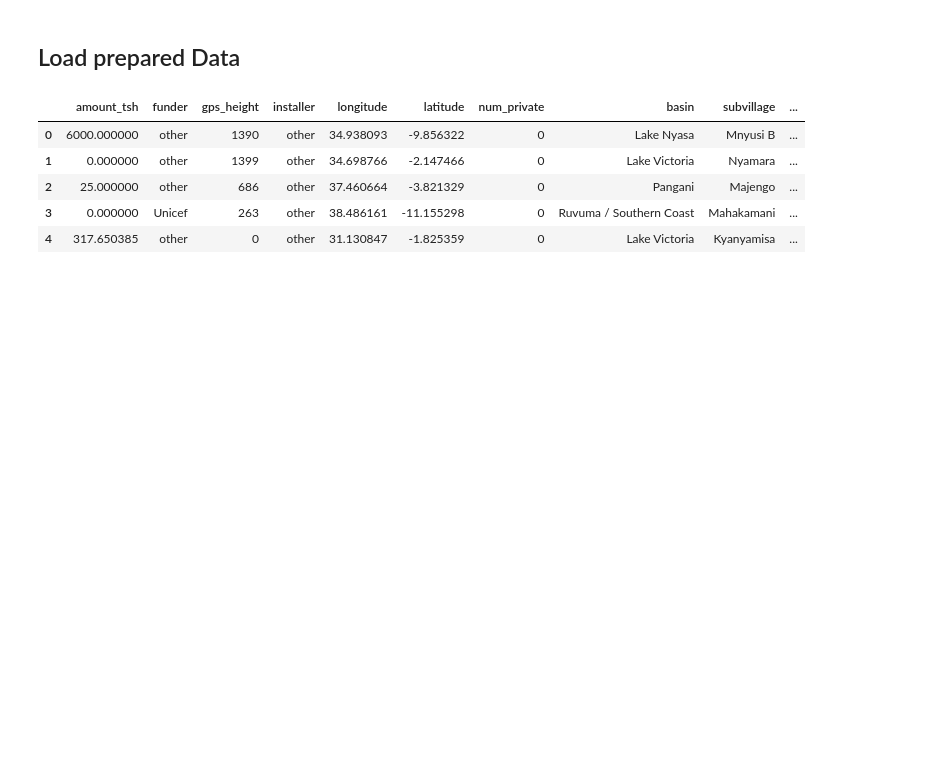
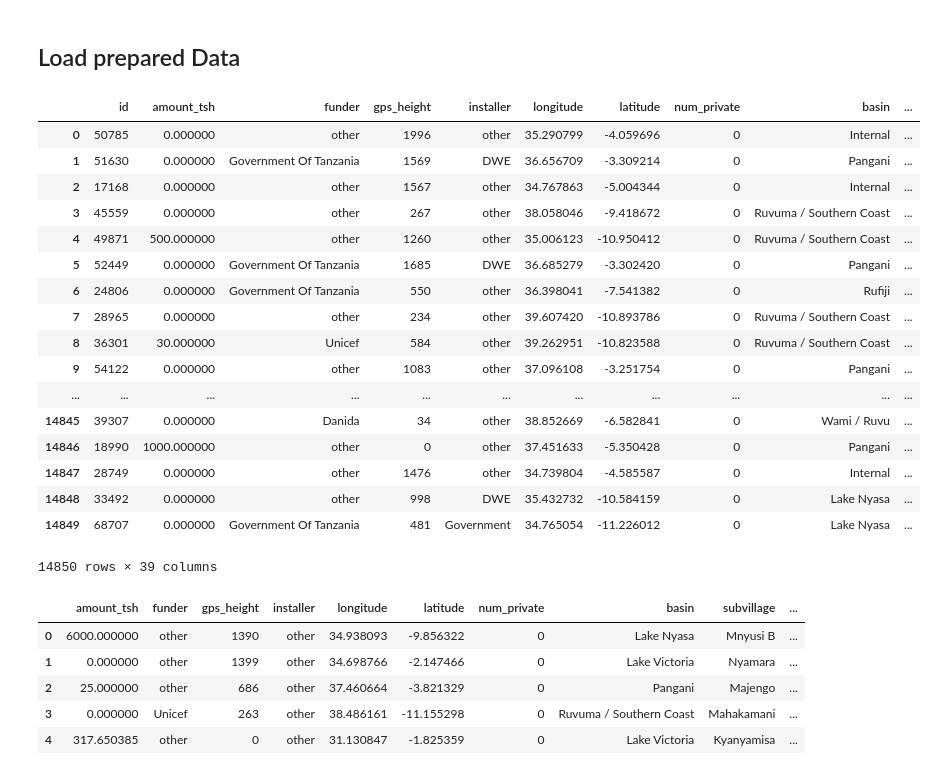
Before and after one commit to mradazoury/Pump_it_Up_ML_project, a Jupyter notebook: 3. Modeling.ipynb, the cells around one changed output. Cells and saved outputs as stored; diff of their text form; code cells hidden in the pictures; blank space fills up the shorter version.

```diff
--- a/3. Modeling.ipynb
+++ b/3. Modeling.ipynb
@@ -21,6 +21,30 @@ The autoreload extension is already loaded. To reload it, use:
 data = pd.read_csv("./FE_Final/train_data_prepared.csv")
 target = pd.read_csv("./original_datasets/training_set_labels.csv")
 target=target[["status_group"]]
+test = pd.read_csv("./FE_Final/test_data_prepared.csv")
+testIDs = pd.read_csv("./original_datasets/test_set_values.csv")
+test = pd.concat([testIDs[['id']],test], axis=1)
+# %%
+test
+# %% [output]
+|  | id | amount_tsh | funder | gps_height | installer | longitude | latitude | num_private | basin | ... |
+| 0 | 50785 | 0.000000 | other | 1996 | other | 35.290799 | -4.059696 | 0 | Internal | ... |
+| 1 | 51630 | 0.000000 | Government Of Tanzania | 1569 | DWE | 36.656709 | -3.309214 | 0 | Pangani | ... |
+| 2 | 17168 | 0.000000 | other | 1567 | other | 34.767863 | -5.004344 | 0 | Internal | ... |
+| 3 | 45559 | 0.000000 | other | 267 | other | 38.058046 | -9.418672 | 0 | Ruvuma / Southern Coast | ... |
+| 4 | 49871 | 500.000000 | other | 1260 | other | 35.006123 | -10.950412 | 0 | Ruvuma / Southern Coast | ... |
+| 5 | 52449 | 0.000000 | Government Of Tanzania | 1685 | DWE | 36.685279 | -3.302420 | 0 | Pangani | ... |
+| 6 | 24806 | 0.000000 | Government Of Tanzania | 550 | other | 36.398041 | -7.541382 | 0 | Rufiji | ... |
+| 7 | 28965 | 0.000000 | other | 234 | other | 39.607420 | -10.893786 | 0 | Ruvuma / Southern Coast | ... |
+| 8 | 36301 | 30.000000 | Unicef | 584 | other | 39.262951 | -10.823588 | 0 | Ruvuma / Southern Coast | ... |
+| 9 | 54122 | 0.000000 | other | 1083 | other | 37.096108 | -3.251754 | 0 | Pangani | ... |
+| ... | ... | ... | ... | ... | ... | ... | ... | ... | ... | ... |
+| 14845 | 39307 | 0.000000 | Danida | 34 | other | 38.852669 | -6.582841 | 0 | Wami / Ruvu | ... |
+| 14846 | 18990 | 1000.000000 | other | 0 | other | 37.451633 | -5.350428 | 0 | Pangani | ... |
+| 14847 | 28749 | 0.000000 | other | 1476 | other | 34.739804 | -4.585587 | 0 | Internal | ... |
+| 14848 | 33492 | 0.000000 | other | 998 | DWE | 35.432732 | -10.584159 | 0 | Lake Nyasa | ... |
+| 14849 | 68707 | 0.000000 | Government Of Tanzania | 481 | Government | 34.765054 | -11.226012 | 0 | Lake Nyasa | ... |
+14850 rows × 39 columns
 # %%
 data.head()
 # %% [output]
```
Also changed, not shown: parts of 18 cells of this notebook, 3 other files.
